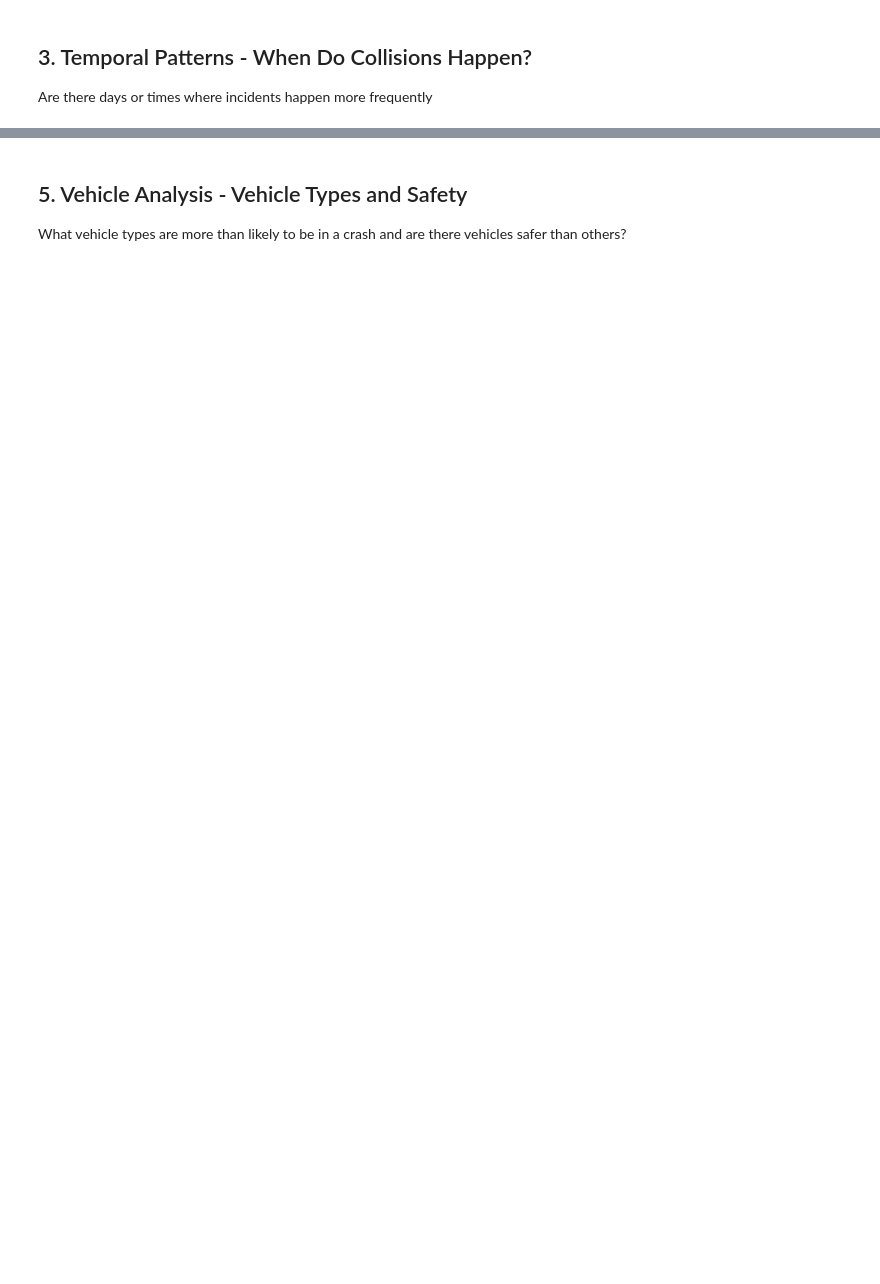
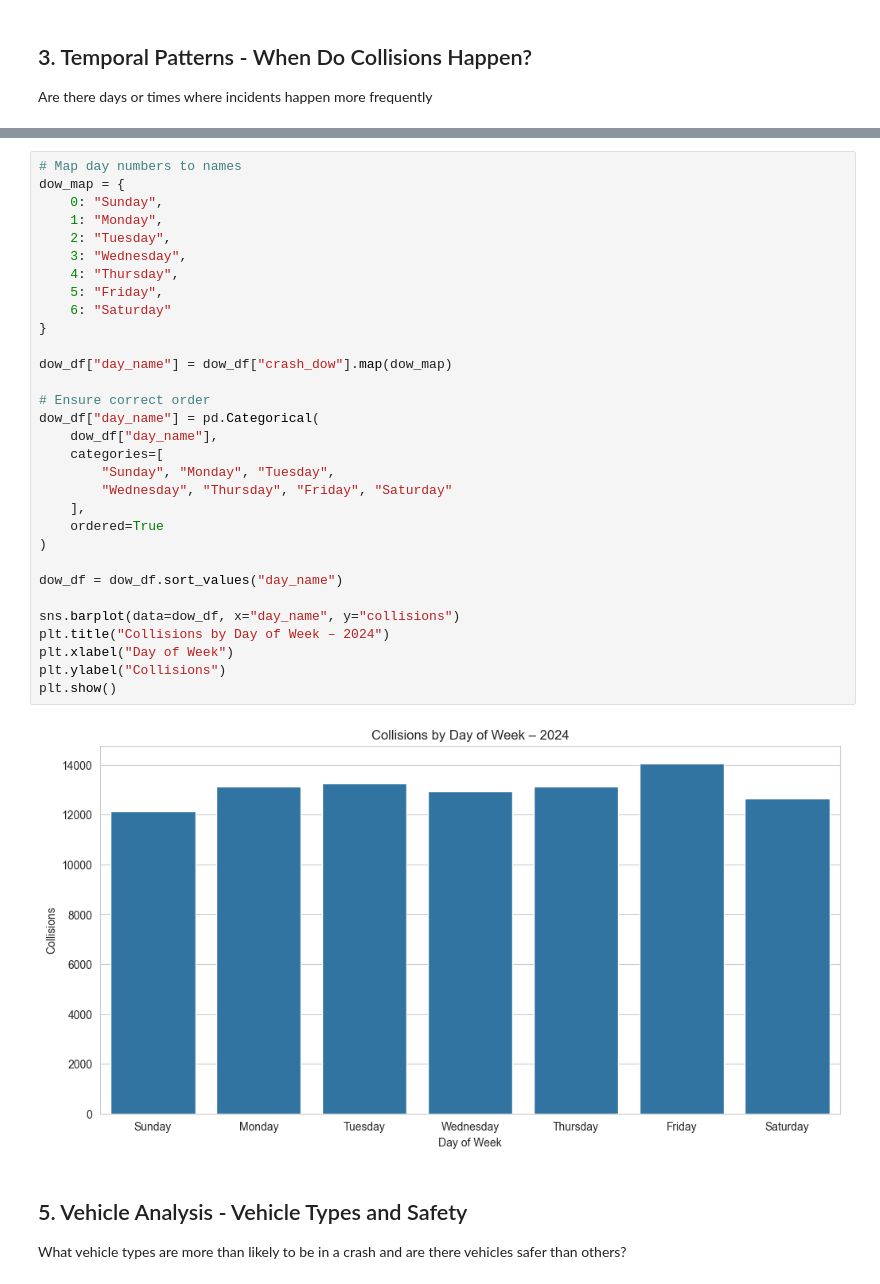
Before and after one commit to yohanesm1/ym-sl-de-take-home-project, a Jupyter notebook: analyze/analyze_collisions.ipynb, the cells around one changed output, grey strips where cells are left out. Saved outputs shown, nothing was run; the diff lists cells and outputs as text; blank space fills up the shorter version.

```diff
--- a/analyze/analyze_collisions.ipynb
+++ b/analyze/analyze_collisions.ipynb
@@ -52,3 +111,36 @@ Does sex, age, or person type factor in to vulnerability or likely hood of being
+# %%
+# Map day numbers to names
+dow_map = {
+    0: "Sunday",
+    1: "Monday",
+    2: "Tuesday",
+    3: "Wednesday",
+    4: "Thursday",
+    5: "Friday",
+    6: "Saturday"
+}
+
+dow_df["day_name"] = dow_df["crash_dow"].map(dow_map)
+
+# Ensure correct order
+dow_df["day_name"] = pd.Categorical(
+    dow_df["day_name"],
+    categories=[
+        "Sunday", "Monday", "Tuesday",
+        "Wednesday", "Thursday", "Friday", "Saturday"
+    ],
+    ordered=True
+)
+
+dow_df = dow_df.sort_values("day_name")
+
+sns.barplot(data=dow_df, x="day_name", y="collisions")
+plt.title("Collisions by Day of Week – 2024")
+plt.xlabel("Day of Week")
+plt.ylabel("Collisions")
+plt.show()
+# %% [output]
+[figure, added]
 # %% [markdown]
 ## 5. Vehicle Analysis - Vehicle Types and Safety
 
```
Also changed, not shown: parts of 10 cells of this notebook, 5 other files.
